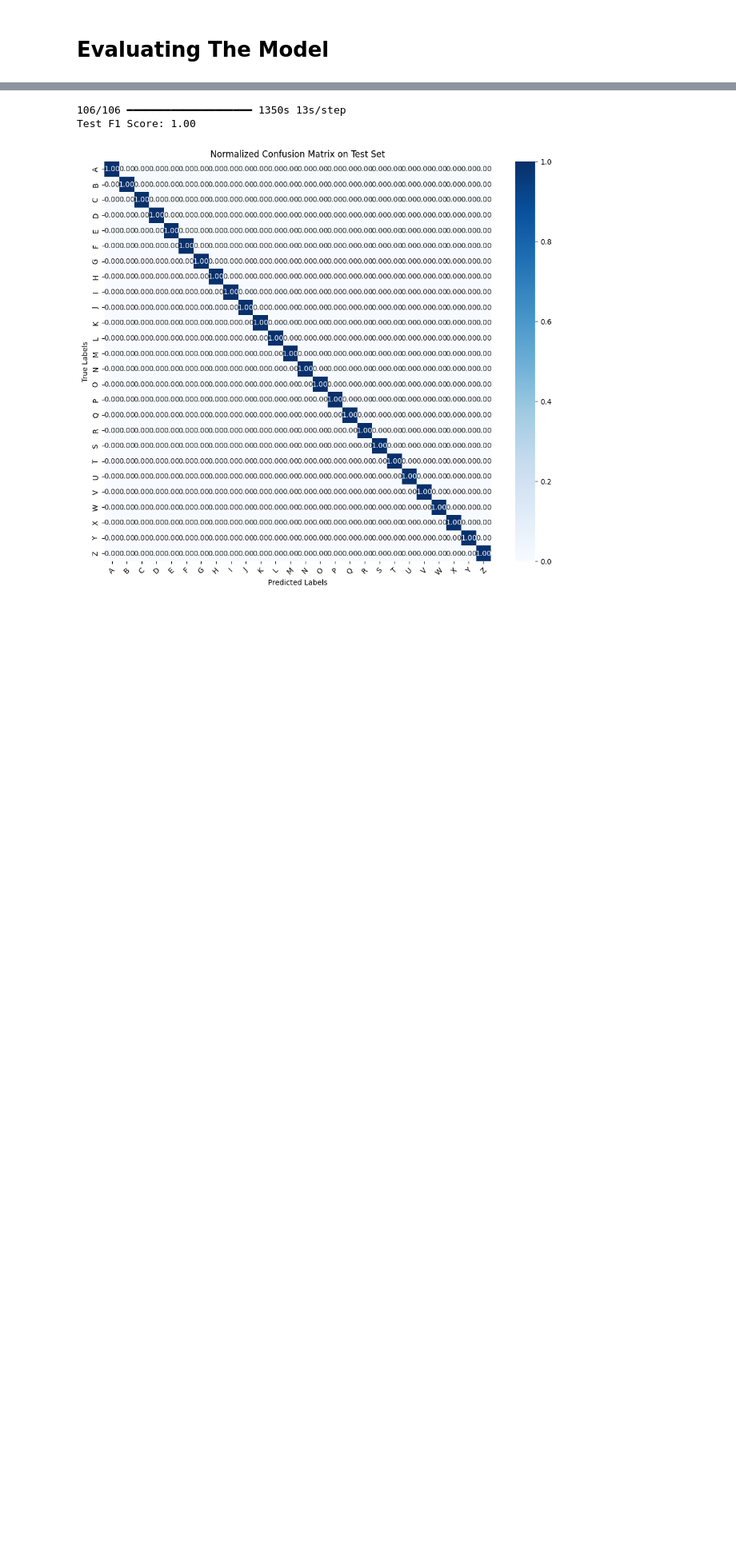
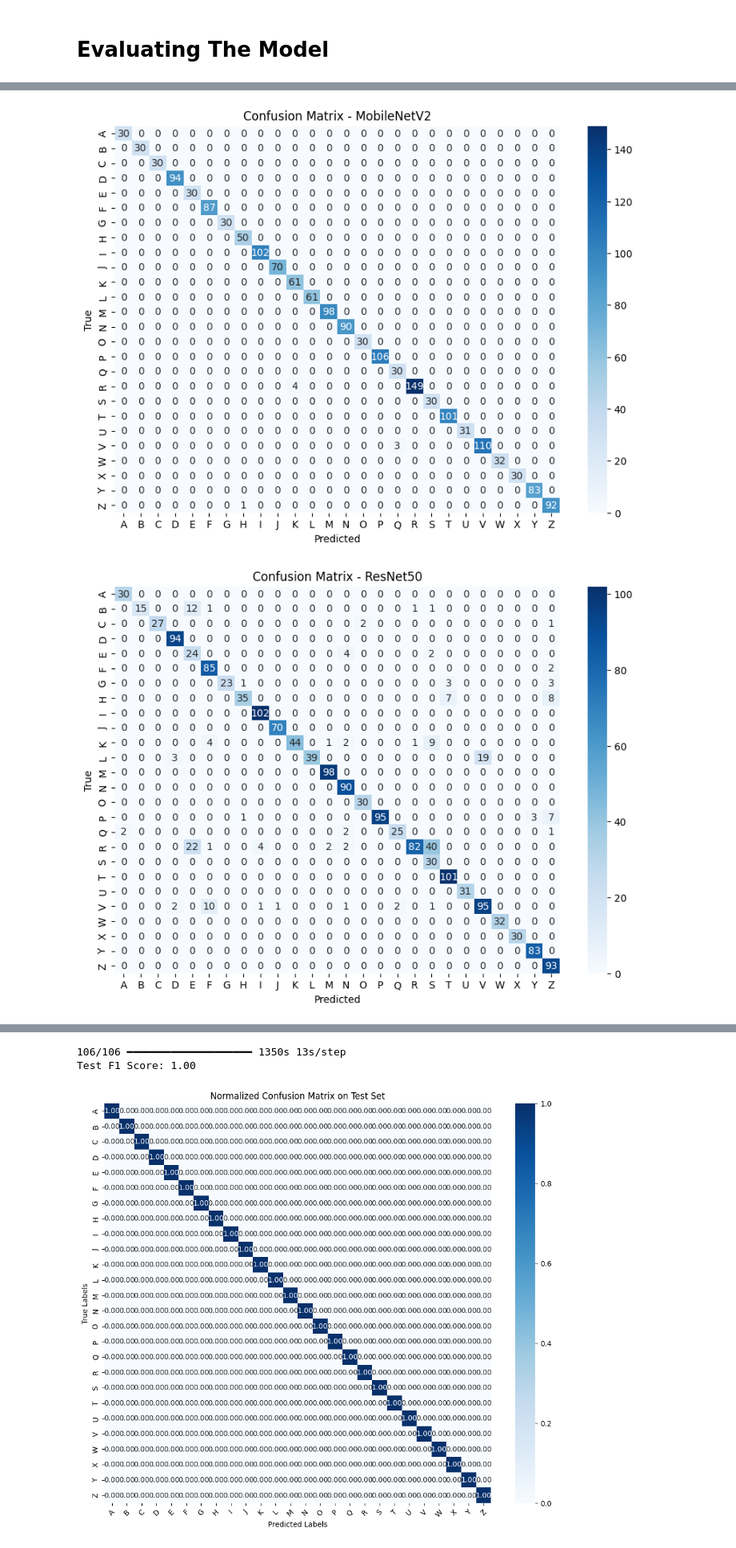
Before and after one commit to G00402034/model_Repo_FYP, a Jupyter notebook: ASL_Model_FYP.ipynb, the cells around one changed output, grey strips where cells are left out. Shown at 80% size. Cells and saved outputs as stored; diff of their text form; code cells hidden in the pictures; blank space fills up the shorter version.

```diff
--- a/ASL_Model_FYP.ipynb
+++ b/ASL_Model_FYP.ipynb
@@ -283,3 +280,16 @@ Downloading data from https://storage.googleapis.com/tensorflow/keras-applicatio
+# %%
+# Load pre-trained models
+mobilenet_base = MobileNet(weights='imagenet', include_top=False, input_shape=(112, 112, 3))
+resnet_base = ResNet50(weights='imagenet', include_top=False, input_shape=(112, 112, 3))
+inception_base = InceptionV3(weights='imagenet', include_top=False, input_shape=(112, 112, 3))
+
+# Number of output classes
+num_classes = len(class_labels)
+
+# Build models with different base architectures
+mobilenet_model = build_model_with_base(mobilenet_base, num_classes)
+resnet_model = build_model_with_base(resnet_base, num_classes)
+inception_model = build_model_with_base(inception_base, num_classes)
 # %%
 # Early stopping to prevent overfitting
 early_stopping = EarlyStopping(monitor='val_loss', patience=5)
@@ -335,0 +412,7 @@ Epoch 10/10
+# %%
+plot_confusion_matrix(test_generator.classes, y_pred_mobilenet_classes, 'MobileNetV2', class_labels)
+plot_confusion_matrix(test_generator.classes, y_pred_resnet_classes, 'ResNet50', class_labels)
+plot_confusion_matrix(test_generator.classes, y_pred_inception_classes, 'InceptionV3', class_labels)
+# %% [output]
+[figure, added]
+[figure, added]
```
Also changed, not shown: parts of 12 cells of this notebook.
